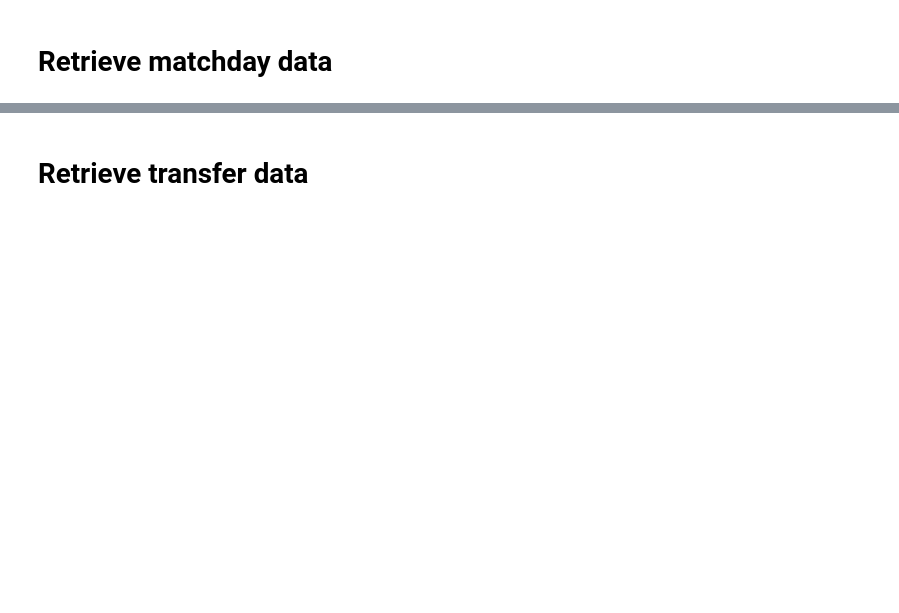
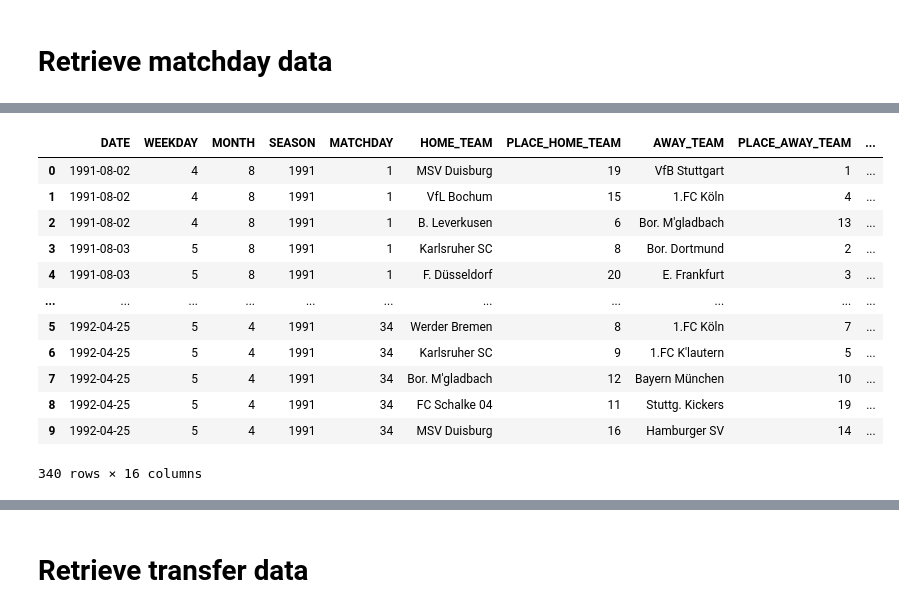
Before and after one commit to lucajanas/web-mining, a Jupyter notebook: Crawler.ipynb, the cells around one changed output, grey strips where cells are left out. Saved outputs shown, nothing was run; the diff lists cells and outputs as text; code cells hidden in the pictures; blank space fills up the shorter version.

```diff
--- a/Crawler.ipynb
+++ b/Crawler.ipynb
@@ -9,8 +10,8 @@ import re
 # Index range for all 34 matchdays each season
 matchday_ind_ls = range(1, 35)
 
-# Index range for all season years from 1994 (94/95) to 2022 (22/23)
-season_ind_ls = range(1994, 2023)
+# Index range for all season years from 1965 (1965/67) to 2022 (2022/23)
+season_ind_ls = range(1963, 2023)
 
 # Index range for all 18 clubs
 clubs_ind_ls = range(1,19)
@@ -112,6 +113,13 @@ for season in season_ind_ls:
         for item in player_count.find_all('a'):
             if item.text != '':
                 players_count_ls.append(item.text.strip())
+
+    # 1963 and 1964 has 16 clubs and season 1991 has 20 clubs. Regular 18 clubs
+    clubs_ind_ls = range(1,19)
+    if season == 1963 or season == 1964:
+        clubs_ind_ls = range(1,17)
+    if season == 1991:
+        clubs_ind_ls = range(1,21)
 
     # Average age of all players within a club
     players_avg_age_ls = []
@@ -152,7 +160,7 @@ for season in season_ind_ls:
     df = dict_to_df(col_name_ls=col_name_ls, value_ls=value_ls)
 
     # add season information as column to dataframe
-    df['season'] = f"{season}/{season+1}"
+    df['season'] = f"{season}"
 
     # Concat all dataframes of each season into one dataframe
     df_clubs_overview = pd.concat([df_clubs_overview, df])
@@ -313,3 +339,19 @@ https://www.transfermarkt.de/bundesliga/spieltag/wettbewerb/L1/plus/?saison_id=2
+# %%
+df_matchday_data
+# %% [output]
+|  | DATE | WEEKDAY | MONTH | SEASON | MATCHDAY | HOME_TEAM | PLACE_HOME_TEAM | AWAY_TEAM | PLACE_AWAY_TEAM | ... |
+| 0 | 1991-08-02 | 4 | 8 | 1991 | 1 | MSV Duisburg | 19 | VfB Stuttgart | 1 | ... |
+| 1 | 1991-08-02 | 4 | 8 | 1991 | 1 | VfL Bochum | 15 | 1.FC Köln | 4 | ... |
+| 2 | 1991-08-02 | 4 | 8 | 1991 | 1 | B. Leverkusen | 6 | Bor. M'gladbach | 13 | ... |
+| 3 | 1991-08-03 | 5 | 8 | 1991 | 1 | Karlsruher SC | 8 | Bor. Dortmund | 2 | ... |
+| 4 | 1991-08-03 | 5 | 8 | 1991 | 1 | F. Düsseldorf | 20 | E. Frankfurt | 3 | ... |
+| ... | ... | ... | ... | ... | ... | ... | ... | ... | ... | ... |
+| 5 | 1992-04-25 | 5 | 4 | 1991 | 34 | Werder Bremen | 8 | 1.FC Köln | 7 | ... |
+| 6 | 1992-04-25 | 5 | 4 | 1991 | 34 | Karlsruher SC | 9 | 1.FC K'lautern | 5 | ... |
+| 7 | 1992-04-25 | 5 | 4 | 1991 | 34 | Bor. M'gladbach | 12 | Bayern München | 10 | ... |
+| 8 | 1992-04-25 | 5 | 4 | 1991 | 34 | FC Schalke 04 | 11 | Stuttg. Kickers | 19 | ... |
+| 9 | 1992-04-25 | 5 | 4 | 1991 | 34 | MSV Duisburg | 16 | Hamburger SV | 14 | ... |
+340 rows × 16 columns
 # %%
 # save dataframe to pickle
 df_matchday_data.to_pickle("./df_matchday_data.pkl")
```
Also changed, not shown: parts of 9 cells of this notebook.
